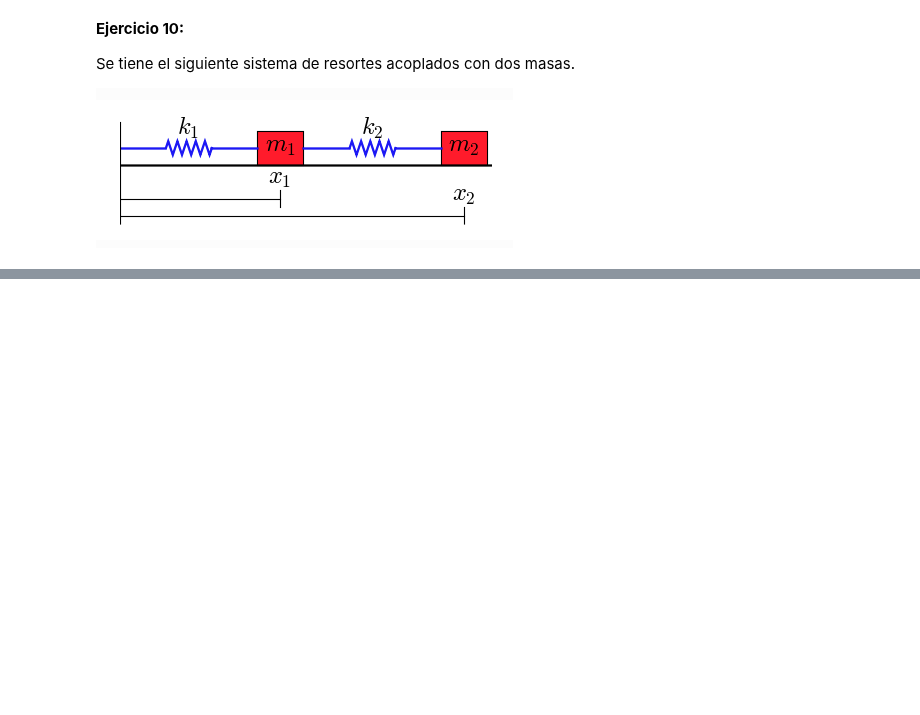
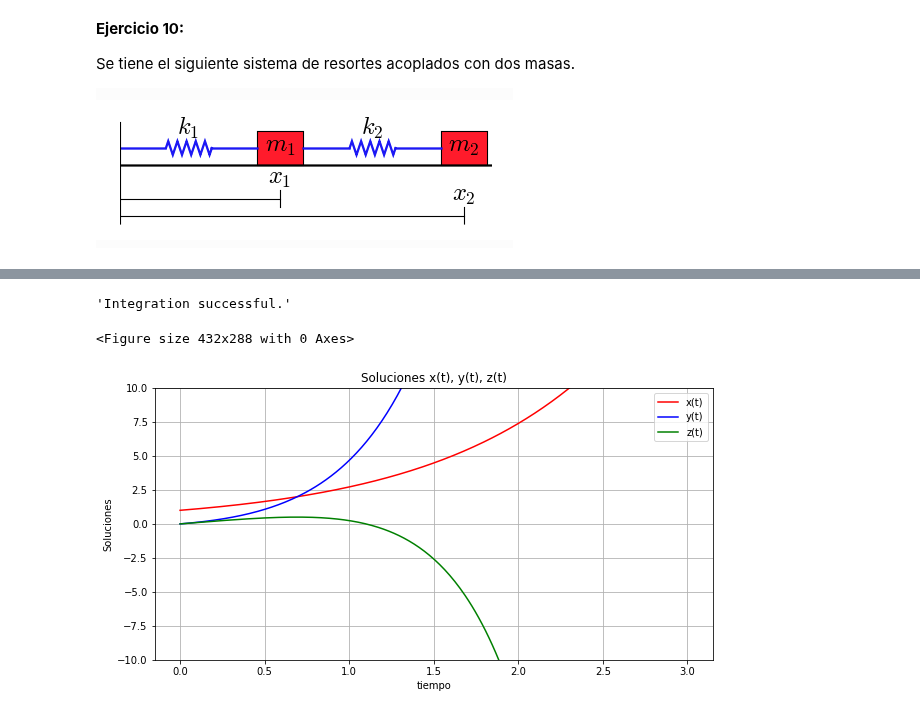
Before and after one commit to carloslizarragac/FisicaComputacional1, a Jupyter notebook: Actividad9.ipynb, the cells around one changed output, grey strips where cells are left out. Cells and saved outputs as stored; diff of their text form; code cells hidden in the pictures; blank space fills up the shorter version.

```diff
--- a/Actividad9.ipynb
+++ b/Actividad9.ipynb
@@ -576,0 +917,29 @@ Suponga que $L_1=L_2=1$ y que las masas son iguales $m_1=m_2=1$.
+# %%
+# La solución del sistema
+# Solución numérica
+# Integramos el sistema de ecuaciones de Lotka-Volterra usando odeint
+
+t = np.linspace(0, 3,  300)              # Rango de tiempo de integración
+X0 = np.array([1, 0, 0])                     # Condiciones iniciales
+X, infodict = integrate.odeint(dX_dt, X0, t, full_output=True)
+infodict['message']
+# %% [output]
+'Integration successful.'
+# %%
+x, y, z = X.T
+
+f1 = plt.figure();
+plt.figure(figsize=(10, 5));
+plt.plot(t, x, 'r-', label='x(t)');
+plt.plot(t, y  , 'b-', label='y(t)');
+plt.plot(t, z  , 'g-', label='z(t)');
+plt.grid();
+plt.ylim(-10, 10)
+plt.legend(loc='best');
+plt.xlabel('tiempo');
+plt.ylabel('Soluciones');
+plt.title('Soluciones x(t), y(t), z(t)');
+plt.show();
+# %% [output]
+<Figure size 432x288 with 0 Axes>
+[figure, added]
```
Also changed, not shown: parts of 21 cells of this notebook.
